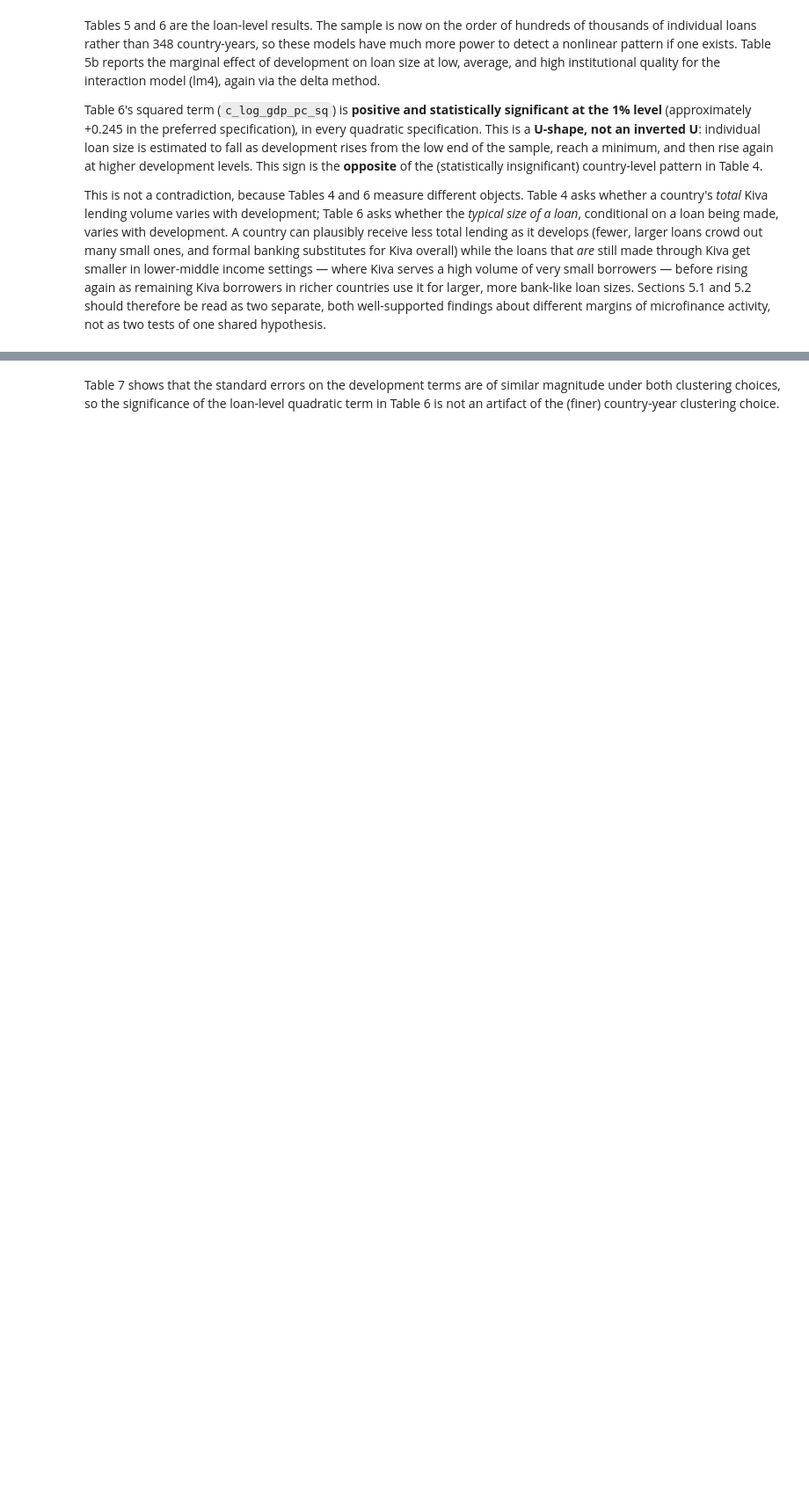
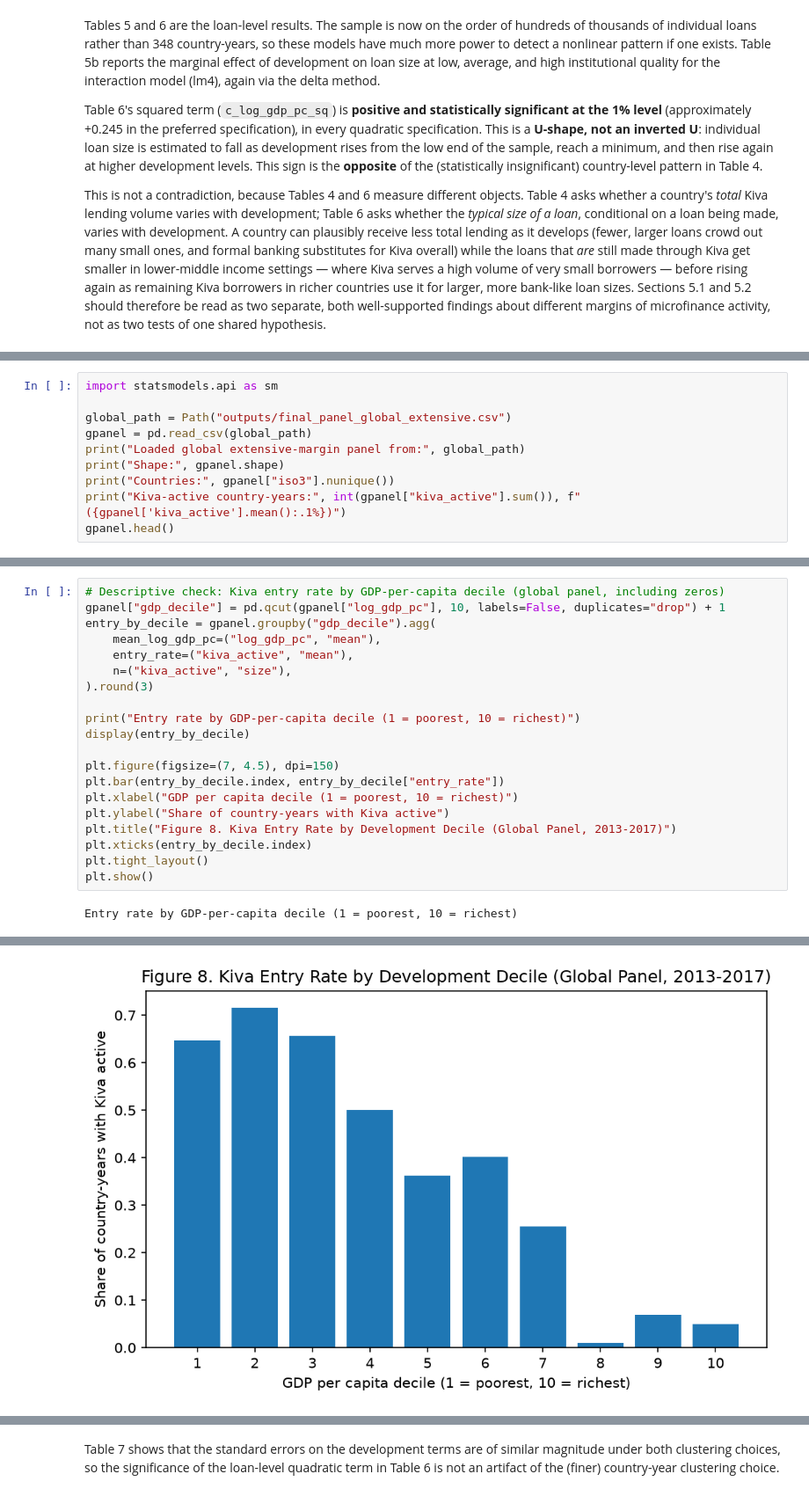
Before and after one commit to KexingYan/Essay, a Jupyter notebook: paper_publication_version.ipynb, the cells around one changed output, grey strips where cells are left out. Shown at 88% size. Cells and saved outputs as stored; diff of their text form; blank space fills up the shorter version.

```diff
--- a/paper_publication_version.ipynb
+++ b/paper_publication_version.ipynb
@@ -1001,0 +1187,10 @@ activity, not as two tests of one shared hypothesis.
+# %%
+import statsmodels.api as sm
+
+global_path = Path("outputs/final_panel_global_extensive.csv")
+gpanel = pd.read_csv(global_path)
+print("Loaded global extensive-margin panel from:", global_path)
+print("Shape:", gpanel.shape)
+print("Countries:", gpanel["iso3"].nunique())
+print("Kiva-active country-years:", int(gpanel["kiva_active"].sum()), f"({gpanel['kiva_active'].mean():.1%})")
+gpanel.head()
@@ -1001,0 +1254,22 @@ activity, not as two tests of one shared hypothesis.
+# %%
+# Descriptive check: Kiva entry rate by GDP-per-capita decile (global panel, including zeros)
+gpanel["gdp_decile"] = pd.qcut(gpanel["log_gdp_pc"], 10, labels=False, duplicates="drop") + 1
+entry_by_decile = gpanel.groupby("gdp_decile").agg(
+    mean_log_gdp_pc=("log_gdp_pc", "mean"),
+    entry_rate=("kiva_active", "mean"),
+    n=("kiva_active", "size"),
+).round(3)
+
+print("Entry rate by GDP-per-capita decile (1 = poorest, 10 = richest)")
+display(entry_by_decile)
+
+plt.figure(figsize=(7, 4.5), dpi=150)
+plt.bar(entry_by_decile.index, entry_by_decile["entry_rate"])
+plt.xlabel("GDP per capita decile (1 = poorest, 10 = richest)")
+plt.ylabel("Share of country-years with Kiva active")
+plt.title("Figure 8. Kiva Entry Rate by Development Decile (Global Panel, 2013-2017)")
+plt.xticks(entry_by_decile.index)
+plt.tight_layout()
+plt.show()
+# %% [output]
+Entry rate by GDP-per-capita decile (1 = poorest, 10 = richest)
@@ -1001,0 +1288 @@ activity, not as two tests of one shared hypothesis.
+[figure, added]
```
Also changed, not shown: parts of 33 cells of this notebook, 9 other files.
